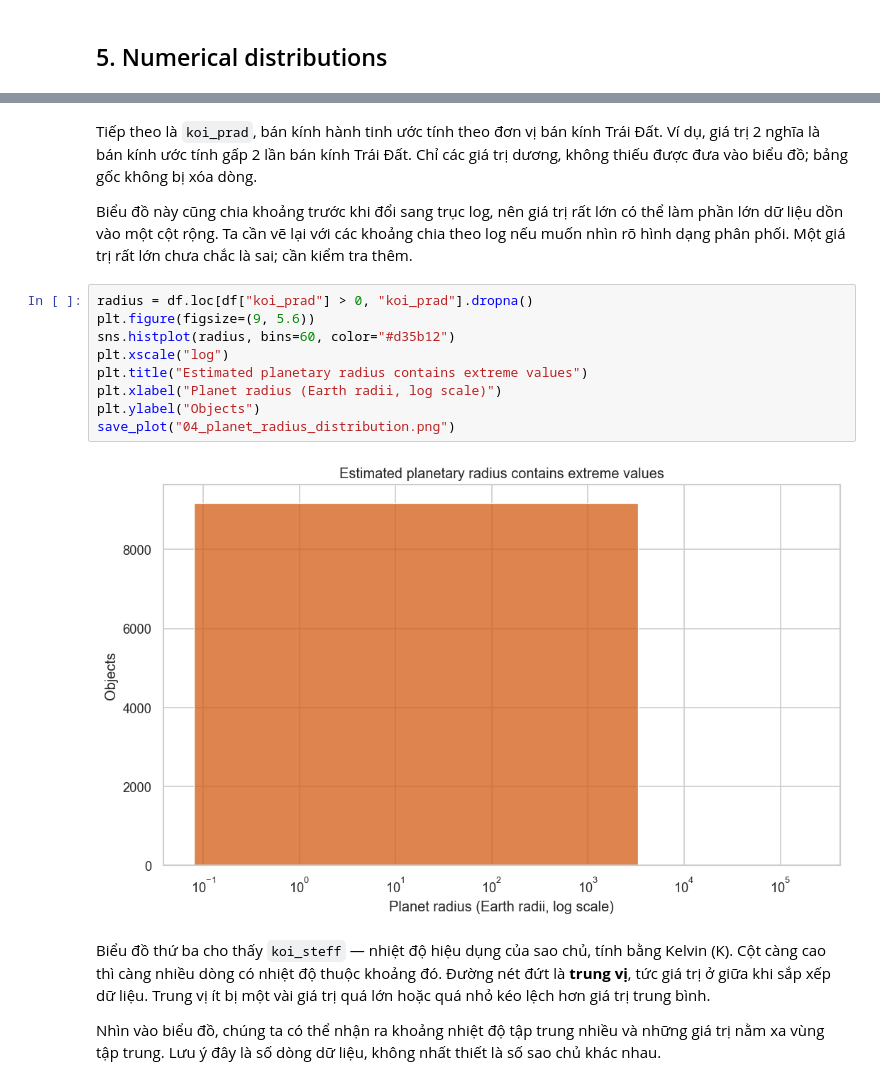
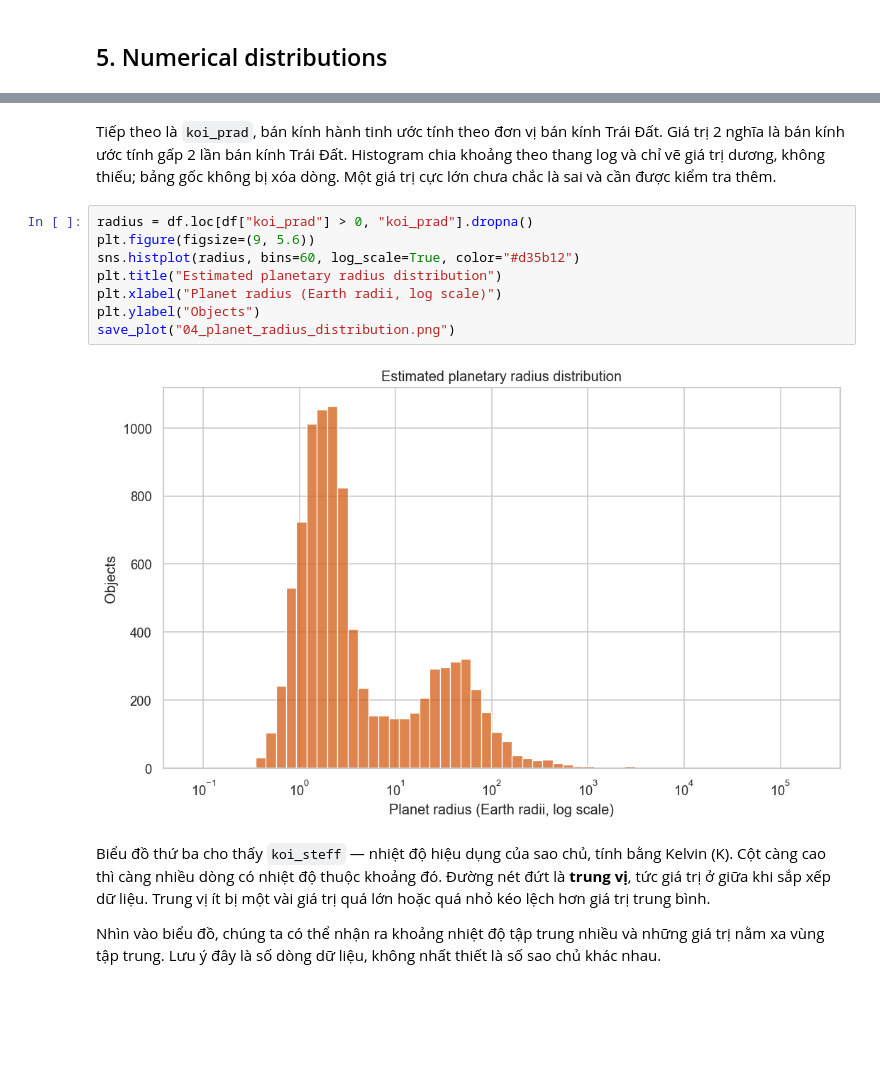
Before and after one commit to khanhhoangduydinh/CO5177-Programming_Foundation_for_Data_Analytics_and_Visualization, a Jupyter notebook: notebooks/tabular_koi_eda.ipynb, the cells around one changed output, grey strips where cells are left out. Drawn from its saved outputs; the diff is of its cells as text; blank space fills up the shorter version.

Commit message:
Improve tabular distributions and correct text chart

```diff
--- a/notebooks/tabular_koi_eda.ipynb
+++ b/notebooks/tabular_koi_eda.ipynb
@@ -246,18 +244,15 @@ save_plot("03_orbital_period_distribution.png")
 # %% [markdown]
-Tiếp theo là `koi_prad`, bán kính hành tinh ước tính theo đơn vị bán kính Trái Đất. Ví dụ, giá trị 2 nghĩa là bán kính ước tính gấp 2 lần bán kính Trái Đất. Chỉ các giá trị dương, không thiếu được đưa vào biểu đồ; bảng gốc không bị xóa dòng.
-
-Biểu đồ này cũng chia khoảng trước khi đổi sang trục log, nên giá trị rất lớn có thể làm phần lớn dữ liệu dồn vào một cột rộng. Ta cần vẽ lại với các khoảng chia theo log nếu muốn nhìn rõ hình dạng phân phối. Một giá trị rất lớn chưa chắc là sai; cần kiểm tra thêm.
+Tiếp theo là `koi_prad`, bán kính hành tinh ước tính theo đơn vị bán kính Trái Đất. Giá trị 2 nghĩa là bán kính ước tính gấp 2 lần bán kính Trái Đất. Histogram chia khoảng theo thang log và chỉ vẽ giá trị dương, không thiếu; bảng gốc không bị xóa dòng. Một giá trị cực lớn chưa chắc là sai và cần được kiểm tra thêm.
 # %%
 radius = df.loc[df["koi_prad"] > 0, "koi_prad"].dropna()
 plt.figure(figsize=(9, 5.6))
-sns.histplot(radius, bins=60, color="#d35b12")
-plt.xscale("log")
-plt.title("Estimated planetary radius contains extreme values")
+sns.histplot(radius, bins=60, log_scale=True, color="#d35b12")
+plt.title("Estimated planetary radius distribution")
 plt.xlabel("Planet radius (Earth radii, log scale)")
 plt.ylabel("Objects")
 save_plot("04_planet_radius_distribution.png")
 # %% [output]
-[figure, old version]
+[figure, new version]
 # %% [markdown]
 Biểu đồ thứ ba cho thấy `koi_steff` — nhiệt độ hiệu dụng của sao chủ, tính bằng Kelvin (K). Cột càng cao thì càng nhiều dòng có nhiệt độ thuộc khoảng đó. Đường nét đứt là **trung vị**, tức giá trị ở giữa khi sắp xếp dữ liệu. Trung vị ít bị một vài giá trị quá lớn hoặc quá nhỏ kéo lệch hơn giá trị trung bình.
 
```
Also changed, not shown: parts of 4 cells of this notebook, 8 other files.
